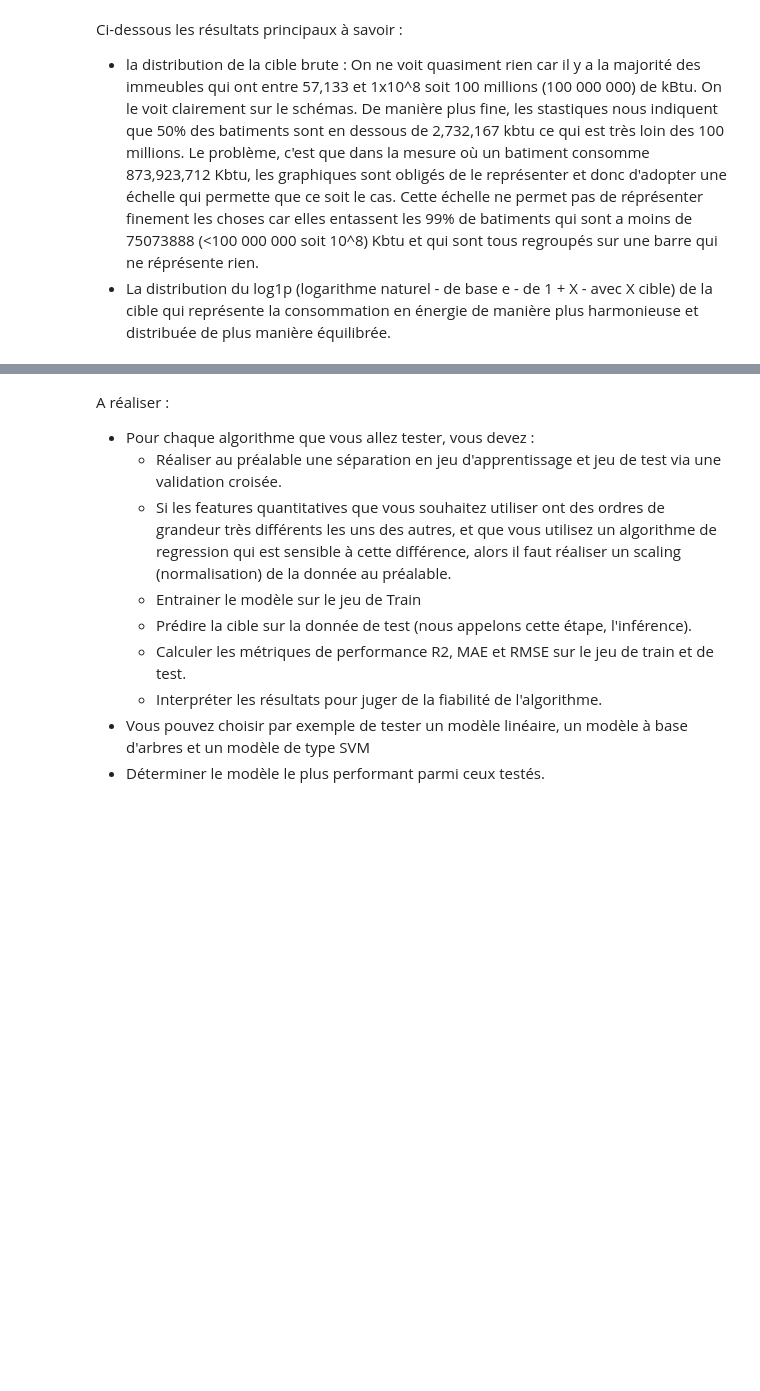
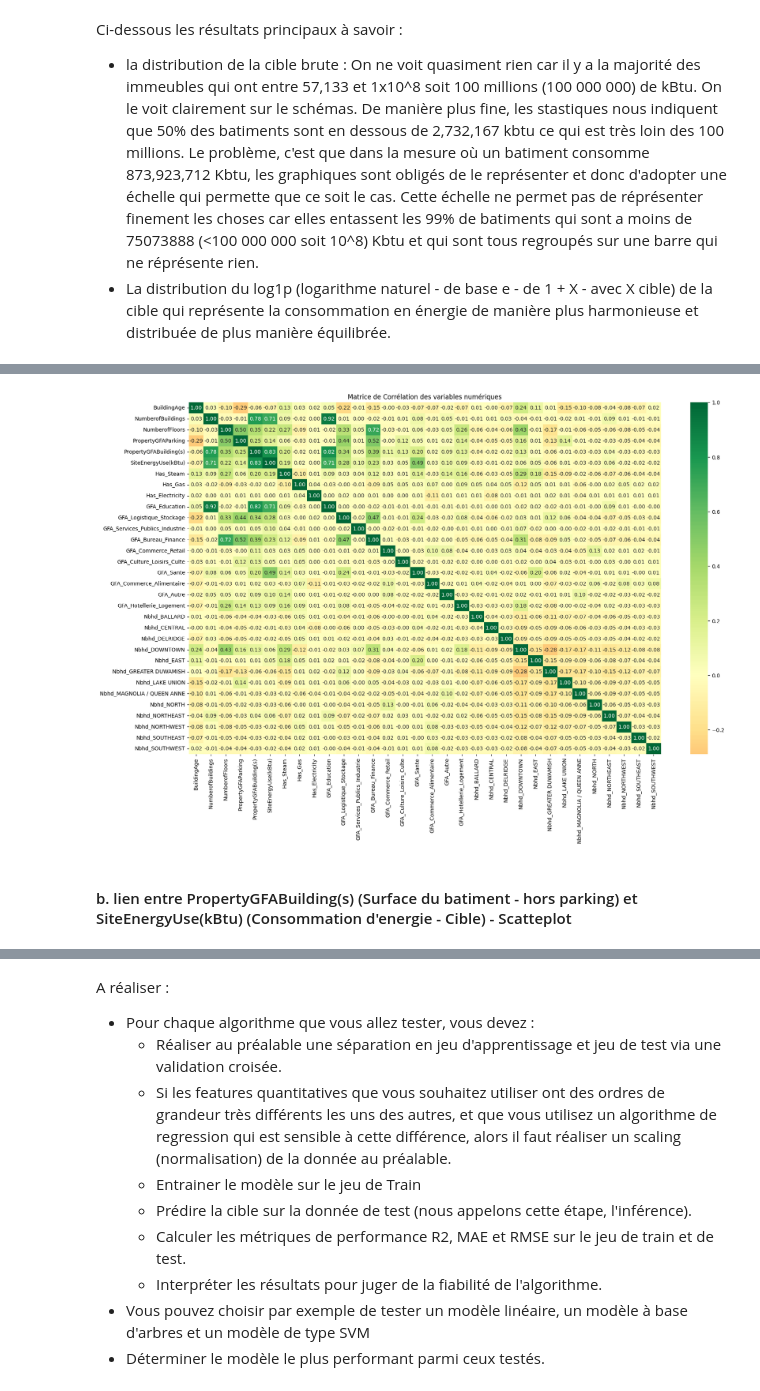
Before and after one commit to AxelFB1992/projet6, a Jupyter notebook: template_modelisation_supervisee.ipynb, the cells around one changed output, grey strips where cells are left out. Drawn from its saved outputs; the diff is of its cells as text; code cells hidden in the pictures; blank space fills up the shorter version.

```diff
--- a/template_modelisation_supervisee.ipynb
+++ b/template_modelisation_supervisee.ipynb
@@ -1650,8 +1710,8 @@ cols_to_drop = [
     'PropertyGFATotal'
 ]
 
-filtered_21_building_consumption = filtered_20_building_consumption.drop(columns=cols_to_drop)
-print(f"Nombre de colonnes restantes : {filtered_21_building_consumption.shape[1]}")
+filtered_18_building_consumption = filtered_17_building_consumption.drop(columns=cols_to_drop)
+print(f"Nombre de colonnes restantes : {filtered_18_building_consumption.shape[1]}")
 # %% [output]
 Nombre de colonnes restantes : 32
 # %%
@@ -2281,0 +2030,13 @@ Name: count, dtype: int64
+# %%
+# Calcul de la matrice de corrélation
+corr = filtered_18_building_consumption.corr()
+
+# Affichage
+plt.figure(figsize=(20,12))
+sns.heatmap(corr, annot=True, cmap='RdYlGn', fmt=".2f", center=0)
+plt.title('Matrice de Corrélation des variables numériques')
+plt.show()
+# %% [output]
+[figure, added]
+# %% [markdown]
+#### b. lien entre PropertyGFABuilding(s) (Surface du batiment - hors parking) et SiteEnergyUse(kBtu) (Consommation d'energie - Cible) - Scatteplot
```
Also changed, not shown: parts of 117 cells of this notebook.
